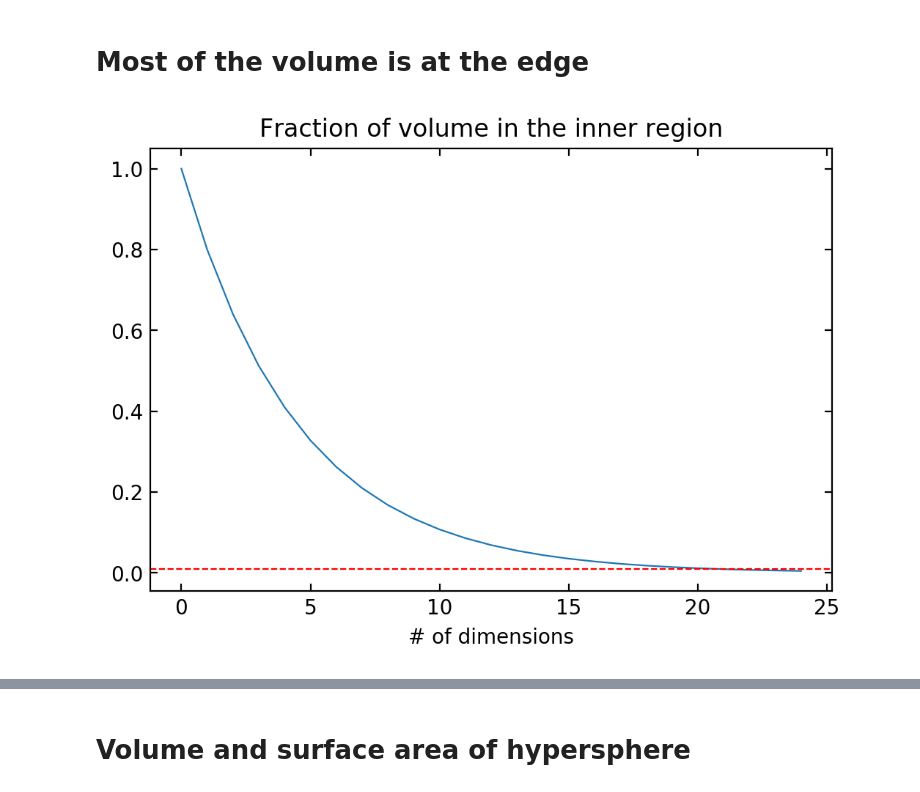
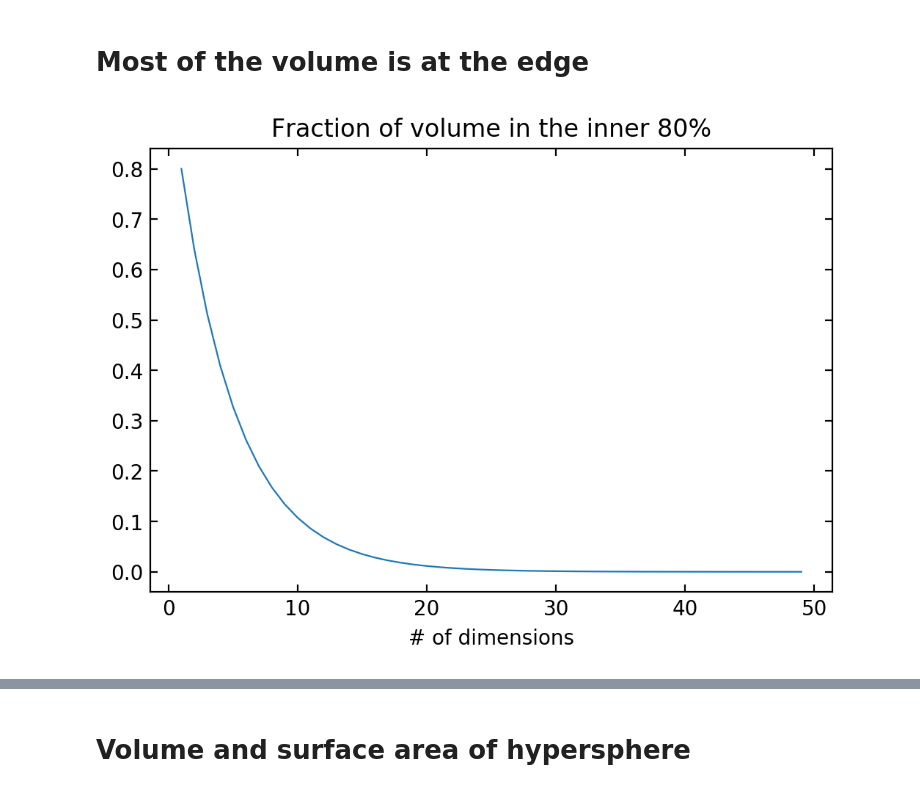
Before and after one commit to eniaxhakaj/phys_learning, a Jupyter notebook: high_dim_spaces/high_d_spaces_are_weird.ipynb, the cells around one changed output, grey strips where cells are left out. Saved outputs shown, nothing was run; the diff lists cells and outputs as text; code cells hidden in the pictures.

```diff
--- a/high_dim_spaces/high_d_spaces_are_weird.ipynb
+++ b/high_dim_spaces/high_d_spaces_are_weird.ipynb
@@ -38,16 +41,13 @@ The autoreload extension is already loaded. To reload it, use:
 # %%
-box_size = 1
-edge_frac = 0.1
 inner_box_size = box_size - box_size*edge_frac*2
 
-dims = np.arange(25)
+dims = np.arange(1, 50)
 
 _, ax = plt.subplots()
 ax.plot(dims, inner_box_size**dims / box_size**dims)
-ax.axhline(0.01, color="red", ls="--")
 ax.set(
-    title="Fraction of volume in the inner region",
+    title="Fraction of volume in the inner {:.0f}%".format(inner_box_size*100),
     xlabel="# of dimensions",
 );
 # %% [output]
-[figure, old version]
+[figure, new version]
```
Also changed, not shown: parts of 4 cells of this notebook.
